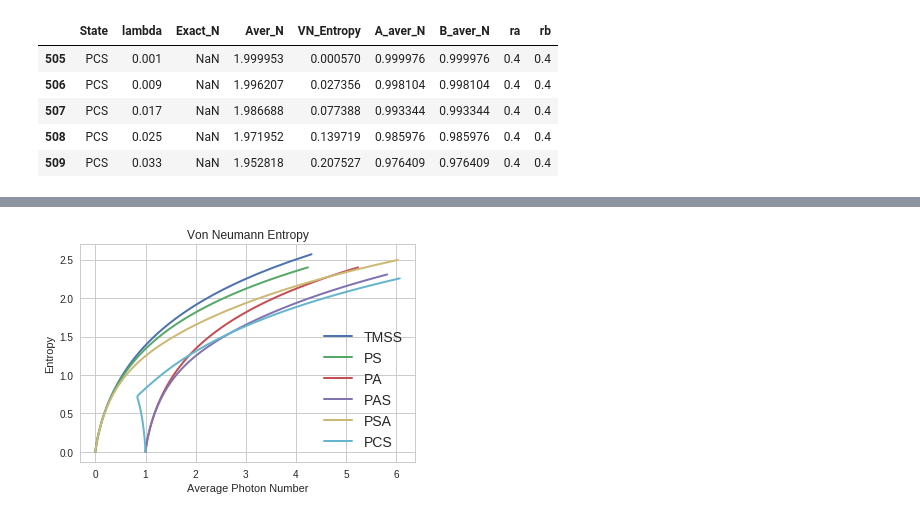
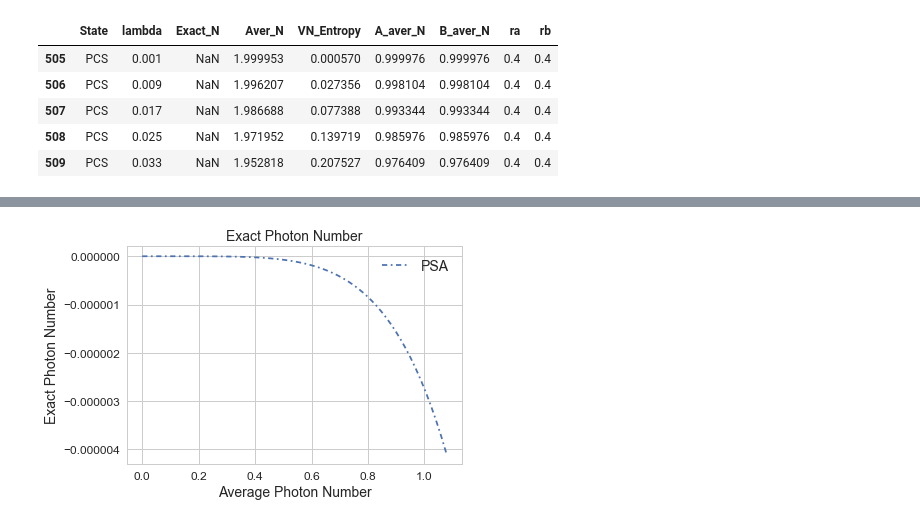
Before and after one commit to lffan/quantum_illumination, a Jupyter notebook: ipynbs/Experiment_0_Basic_Attributes.ipynb, the cells around one changed output, grey strips where cells are left out. Cells and saved outputs as stored; diff of their text form; code cells hidden in the pictures.

Commit message:
plots polished

```diff
--- a/ipynbs/Experiment_0_Basic_Attributes.ipynb
+++ b/ipynbs/Experiment_0_Basic_Attributes.ipynb
@@ -22,6 +24,7 @@ np.set_printoptions(threshold='nan', precision=6, suppress=True)
 # %%
 df1 = pd.read_csv('../output/data/basic_attributes.csv', comment='#')
-names = ('TMSS', 'PS', 'PA', 'PAS', 'PSA', 'PCS')
+df2 = pd.read_csv('../output/data/basic_attributes_2.csv', comment='#')
+names = ('TMSS', 'PS', 'PA', 'PSA', 'PAS', 'PCS')
 # %%
 df1.head()
 # %% [output]
@@ -43,15 +116,15 @@ df1[df1['State'] == 'PCS'].head()
 # %%
-for name in ('PS', 'PSA'):
+for name in ('TMSS', 'PS', 'PSA'):
     temp_df = df1[df1['State'] == name]
-    plt.plot(temp_df['Aver_N'] / 2, temp_df['VN_Entropy'],
-             lw=2, label=name)
+    plt.plot(temp_df['Aver_N'], temp_df['VN_Entropy'],
+             dashes=dashes[name], label=name)
 for name in ('PA', 'PAS', 'PCS'):
     temp_df = df1[df1['State'] == name]
-    plt.plot((temp_df['Aver_N'] - 2) / 2, temp_df['VN_Entropy'],
-             lw=2, label=name)
+    plt.plot((temp_df['Aver_N'] - 0), temp_df['VN_Entropy'],
+             dashes=dashes[name], label=name)
 # plt.xlim(0, 2)
 # plt.ylim(0.43, 0.5)
-plt.legend(loc=0, fontsize=14)
+plt.legend(loc=0, fontsize=12)
 plt.xlabel("Average Photon Number")
 plt.ylabel("Entropy")
 plt.title("Von Neumann Entropy")
@@ -60,0 +154,13 @@ plt.show()
+# %%
+for name in ('TMSS', 'PS', 'PA', 'PAS'):
+    temp_df = df2[df2['State'] == name]
+    plt.plot(temp_df['Aver_N'],
+             (temp_df['Exact_N'] - temp_df['Aver_N']),
+             dashes=dashes[name], label=name)
+# plt.xlim(0, 2)
+# plt.ylim(0.43, 0.5)
+plt.legend(loc=0, fontsize=14)
+plt.xlabel("Average Photon Number")
+plt.ylabel("Exact Photon Number")
+plt.title("Exact Photon Number")
+plt.show()
@@ -61,14 +169,15 @@ plt.show()
 # %%
-for name in names:
-    temp_df = df1[df1['State'] == name]
-    plt.plot(temp_df['Aver_N'] / 2, temp_df['VN_Entropy'],
-             lw=2, label=name)
-# plt.xlim(0, 1)
-# plt.ylim(0, 0.5)
+for name in ('PSA',):
+    temp_df = df2[df2['State'] == name]
+    plt.plot(temp_df['Aver_N'],
+             (temp_df['Exact_N'] - temp_df['Aver_N']),
+             dashes=dashes[name], label=name)
+# plt.xlim(0, 2)
+# plt.ylim(0.43, 0.5)
 plt.legend(loc=0, fontsize=14)
 plt.xlabel("Average Photon Number")
-plt.ylabel("Entropy")
-plt.title("Von Neumann Entropy")
+plt.ylabel("Exact Photon Number")
+plt.title("Exact Photon Number")
 plt.show()
 # %% [output]
-[figure, old version]
+[figure, new version]
```
Also changed, not shown: parts of 28 cells of this notebook, 3 other files.
